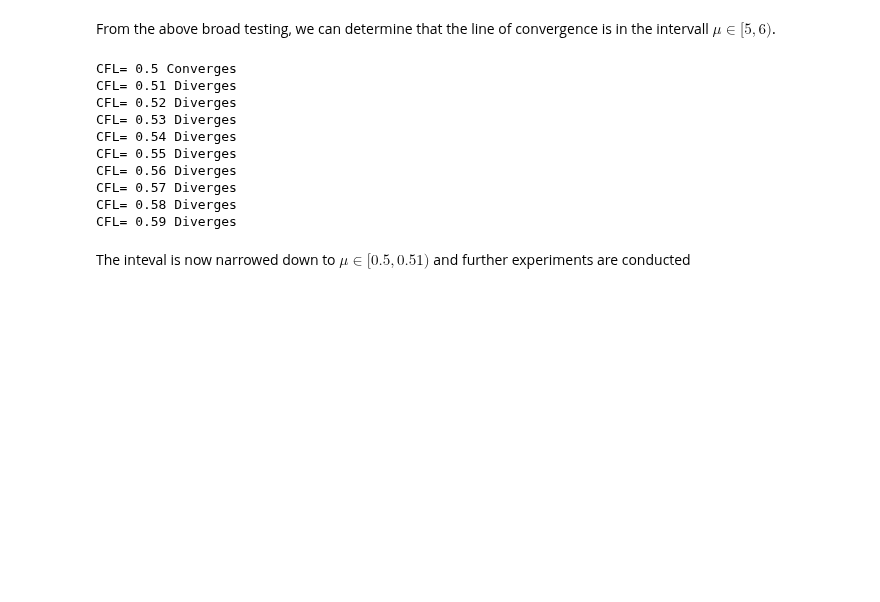
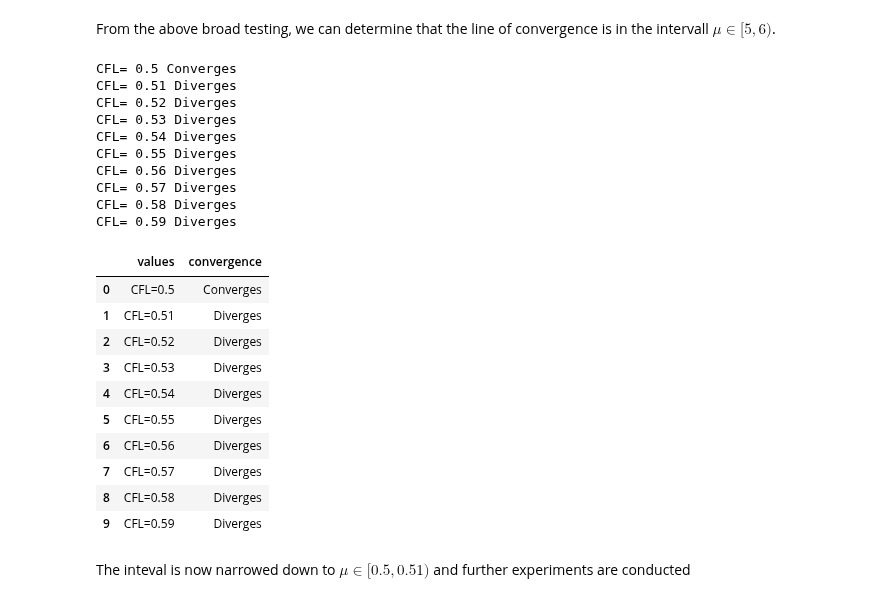
Before and after one commit to william-lundgren/FilipNumMums, a Jupyter notebook: Projekt3.ipynb, the cells around one changed output. Saved outputs shown, nothing was run; the diff lists cells and outputs as text; code cells hidden in the pictures; blank space fills up the shorter version.

Commit message:
Added another dataframe and removed redundant print

```diff
--- a/Projekt3.ipynb
+++ b/Projekt3.ipynb
@@ -120,20 +108,44 @@ CFL= 1.0 Diverges
 # %% [markdown]
 From the above broad testing, we can determine that the line of convergence is in the intervall $\mu\in[5,6)$.
 # %%
+values = []
+convergence = []
+
 testcases = [num/100 for num in range(50, 60)]
 for test in testcases:
-    test_conv(test)
+    test_conv(test, values, convergence)
+
+df = pd.DataFrame({
+    "values": values,
+    "convergence": convergence,
+    })
+
+df.style \
+.format(precision=3, thousands=".", decimal=",") \
+.format_index(str.upper, axis=1)
+display(df)
 # %% [output]
 CFL= 0.5 Converges
 CFL= 0.51 Diverges
 CFL= 0.52 Diverges
 CFL= 0.53 Diverges
 CFL= 0.54 Diverges
 CFL= 0.55 Diverges
 CFL= 0.56 Diverges
 CFL= 0.57 Diverges
 CFL= 0.58 Diverges
 CFL= 0.59 Diverges
+|  | values | convergence |
+| 0 | CFL=0.5 | Converges |
+| 1 | CFL=0.51 | Diverges |
+| 2 | CFL=0.52 | Diverges |
+| 3 | CFL=0.53 | Diverges |
+| 4 | CFL=0.54 | Diverges |
+| 5 | CFL=0.55 | Diverges |
+| 6 | CFL=0.56 | Diverges |
+| 7 | CFL=0.57 | Diverges |
+| 8 | CFL=0.58 | Diverges |
+| 9 | CFL=0.59 | Diverges |
 # %% [markdown]
 The inteval is now narrowed down to $\mu\in[0.5,0.51)$ and further experiments are conducted
 # %%
```
Also changed, not shown: parts of 2 cells of this notebook.
